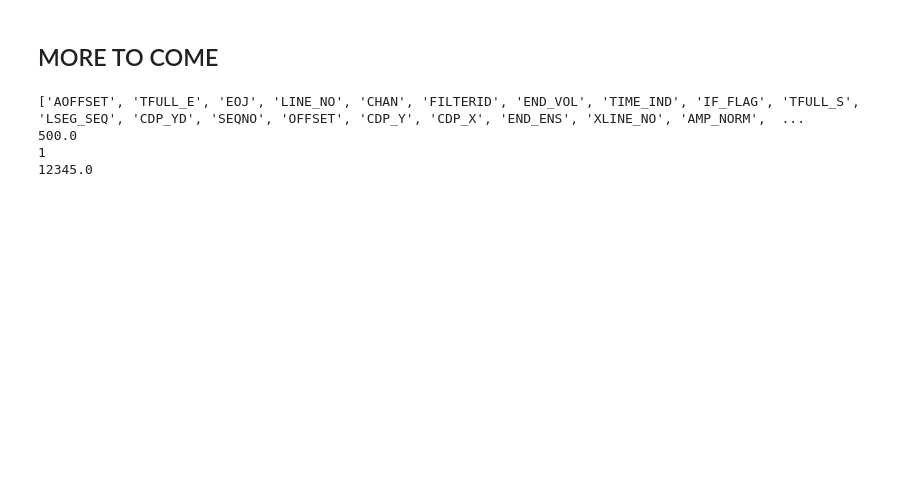
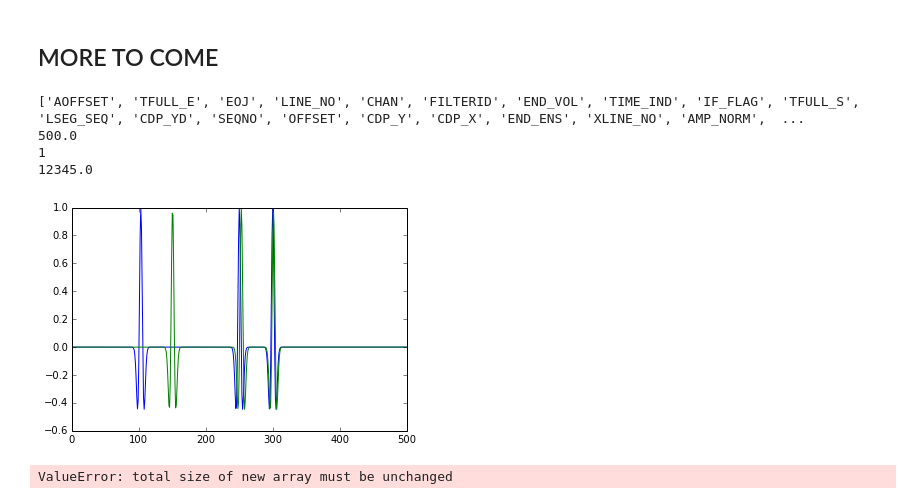
Before and after one commit to seisowl/pyjseisio, a Jupyter notebook: demo/basic.ipynb, the cells around one changed output. Saved outputs shown, nothing was run; the diff lists cells and outputs as text; code cells hidden in the pictures; blank space fills up the shorter version.

Commit message:
readTraces and readTraceHeaders working

```diff
--- a/demo/basic.ipynb
+++ b/demo/basic.ipynb
@@ -82,3 +82,18 @@ print dataset.hdrs['OFFSET'].getVal(y[10])
 500.0
 1
 12345.0
+# %%
+tr = dataset.readTraces(0,10)
+p.plot(tr[2]);
+p.hold
+p.plot(tr[9]);
+# %% [output]
+[figure, added]
+# %%
+hdr = dataset.readTraceHeaders(0,1)
+print (hdr.shape)
+print(y[0].shape)
+print(hdr)
+print(y[0])
+# %% [output]
+ValueError: total size of new array must be unchanged
```
Also changed, not shown: parts of 1 cell of this notebook, 2 other files.
